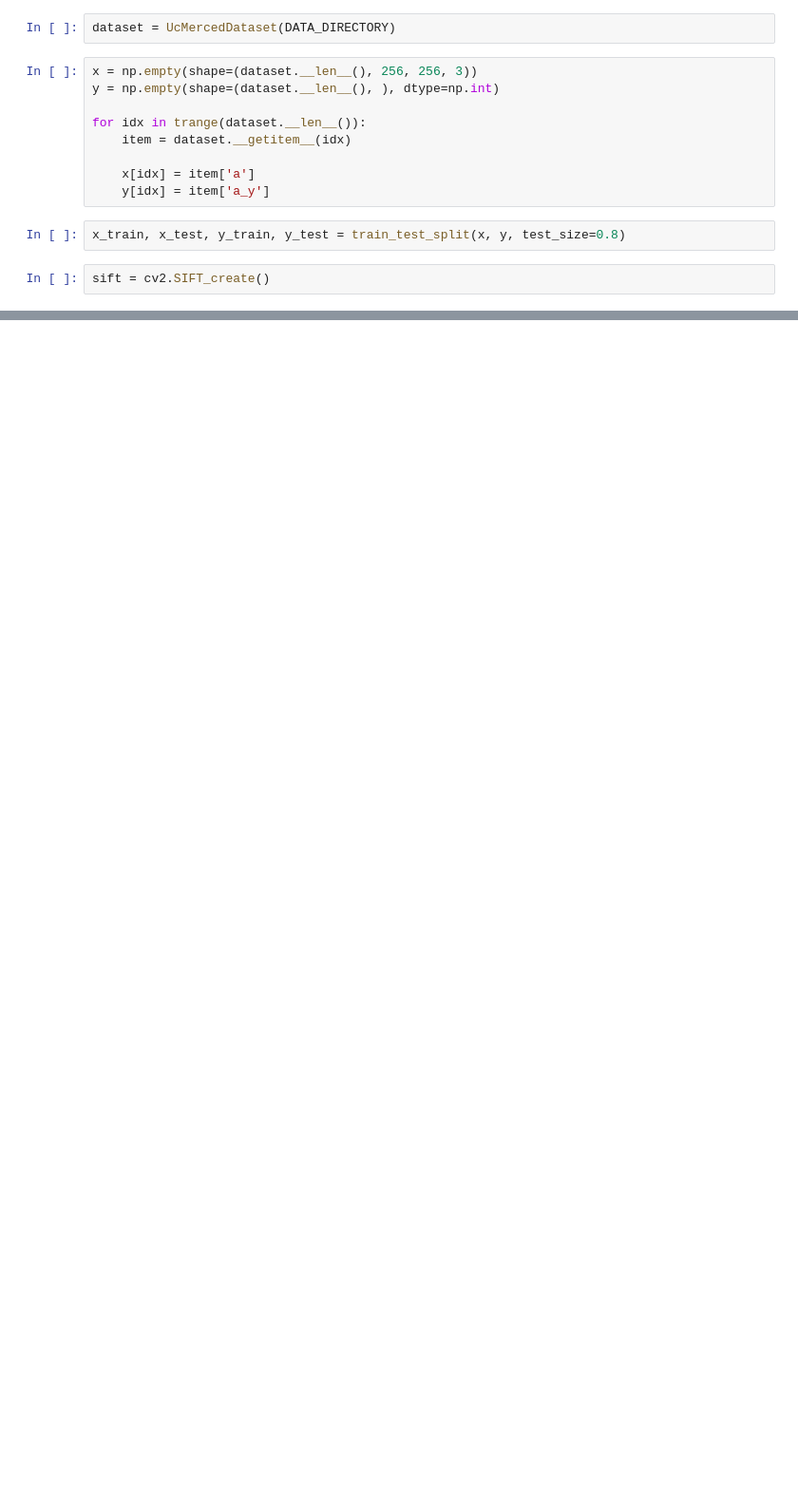
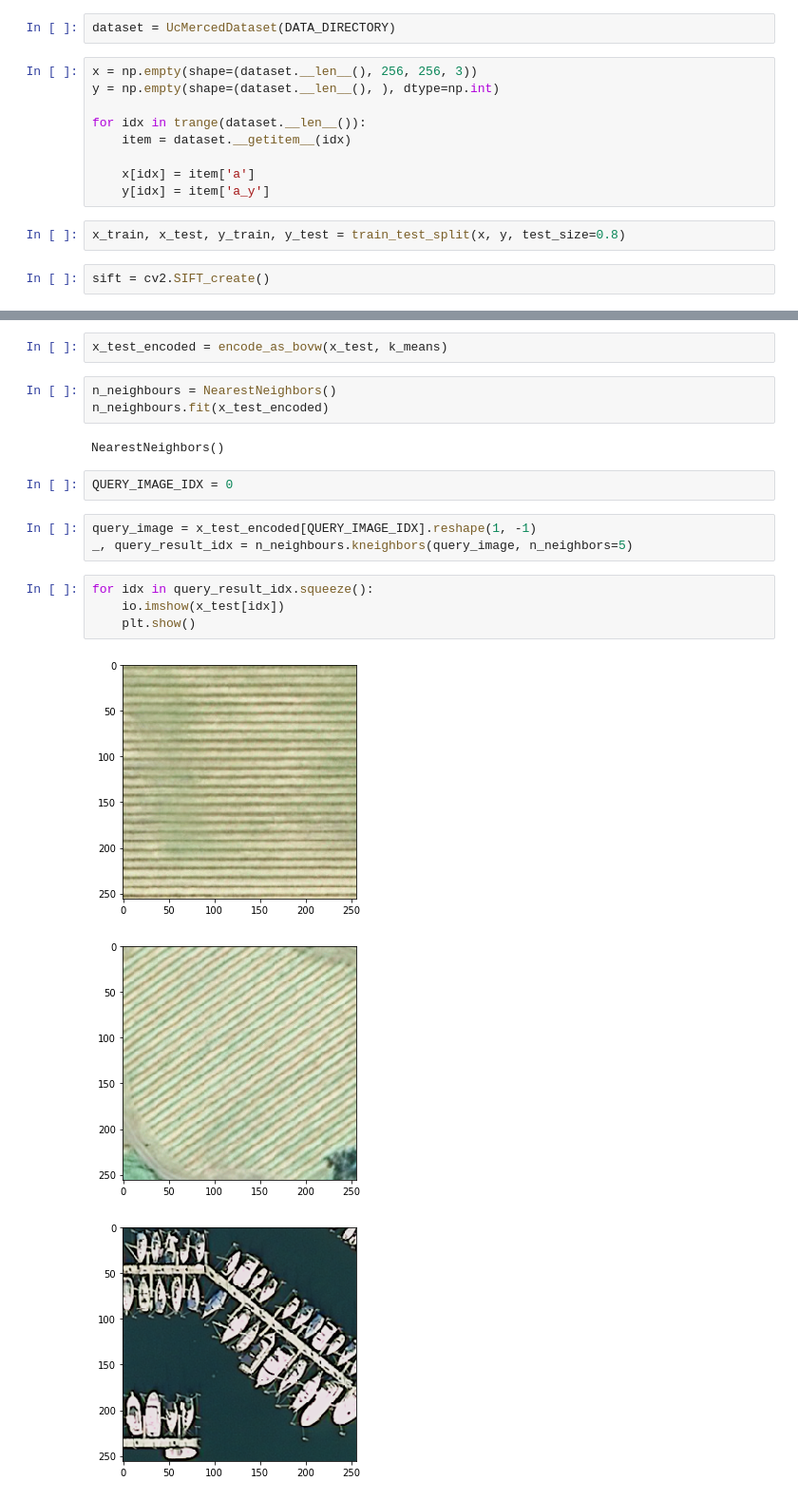
Before and after one commit to piotrgramacki/aoiw_projekt, a Jupyter notebook: notebooks/sift_based.ipynb, the cells around one changed output, grey strips where cells are left out. Shown at 95% size. Drawn from its saved outputs; the diff is of its cells as text; blank space fills up the shorter version.

Commit message:
use bovw to retrive images

```diff
--- a/notebooks/sift_based.ipynb
+++ b/notebooks/sift_based.ipynb
@@ -65,0 +77,20 @@ array([ 92,  55,  45,  78,  53,  89, 106,  99,  58,  45,  71,  65, 129,
+# %%
+x_test_encoded = encode_as_bovw(x_test, k_means)
+# %%
+n_neighbours = NearestNeighbors()
+n_neighbours.fit(x_test_encoded)
+# %% [output]
+NearestNeighbors()
+# %%
+QUERY_IMAGE_IDX = 0
+# %%
+query_image = x_test_encoded[QUERY_IMAGE_IDX].reshape(1, -1)
+_, query_result_idx = n_neighbours.kneighbors(query_image, n_neighbors=5)
+# %%
+for idx in query_result_idx.squeeze():
+    io.imshow(x_test[idx])
+    plt.show()
+# %% [output]
+[figure, added]
+[figure, added]
+[figure, added]
```
Also changed, not shown: parts of 12 cells of this notebook, 1 other file.
